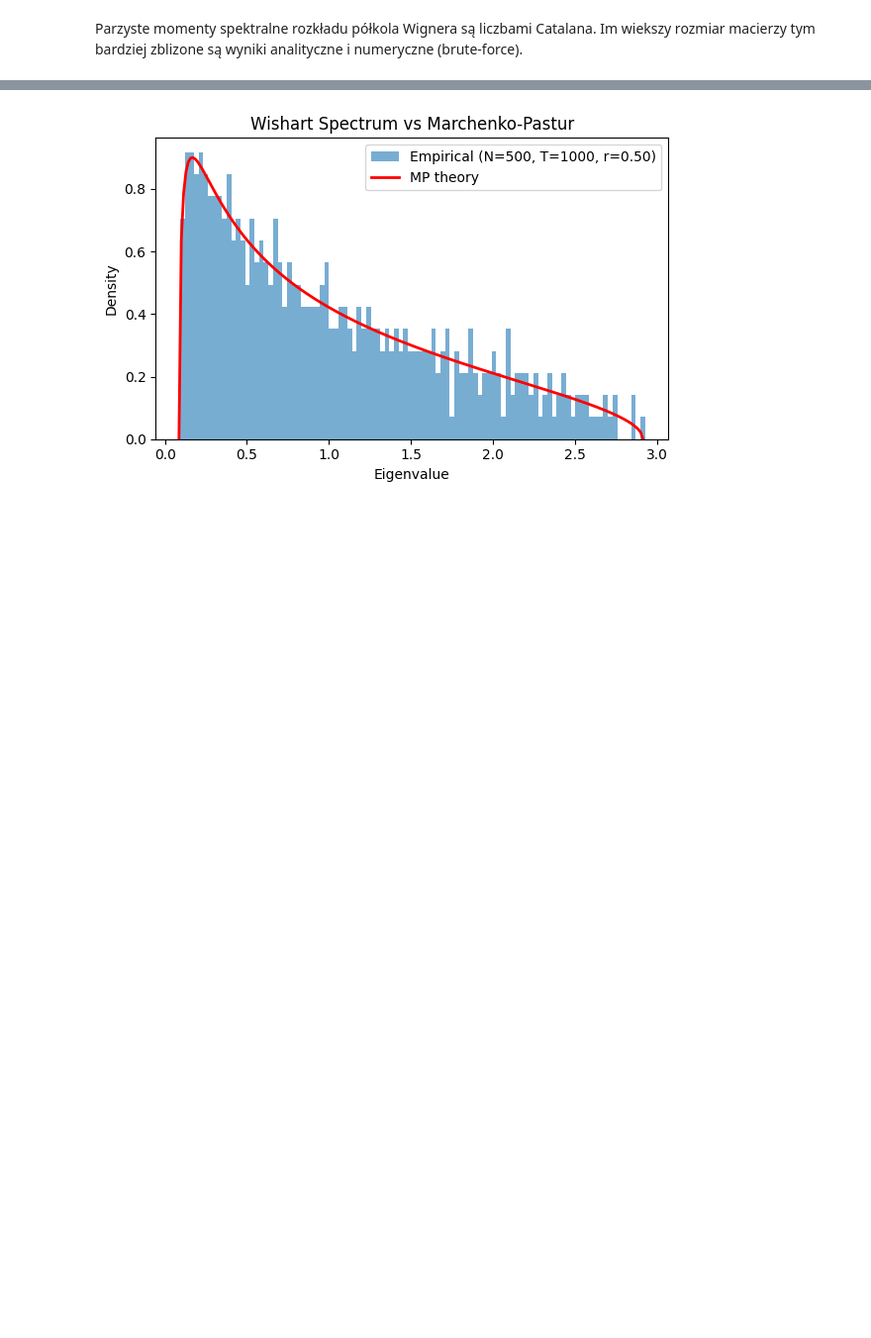
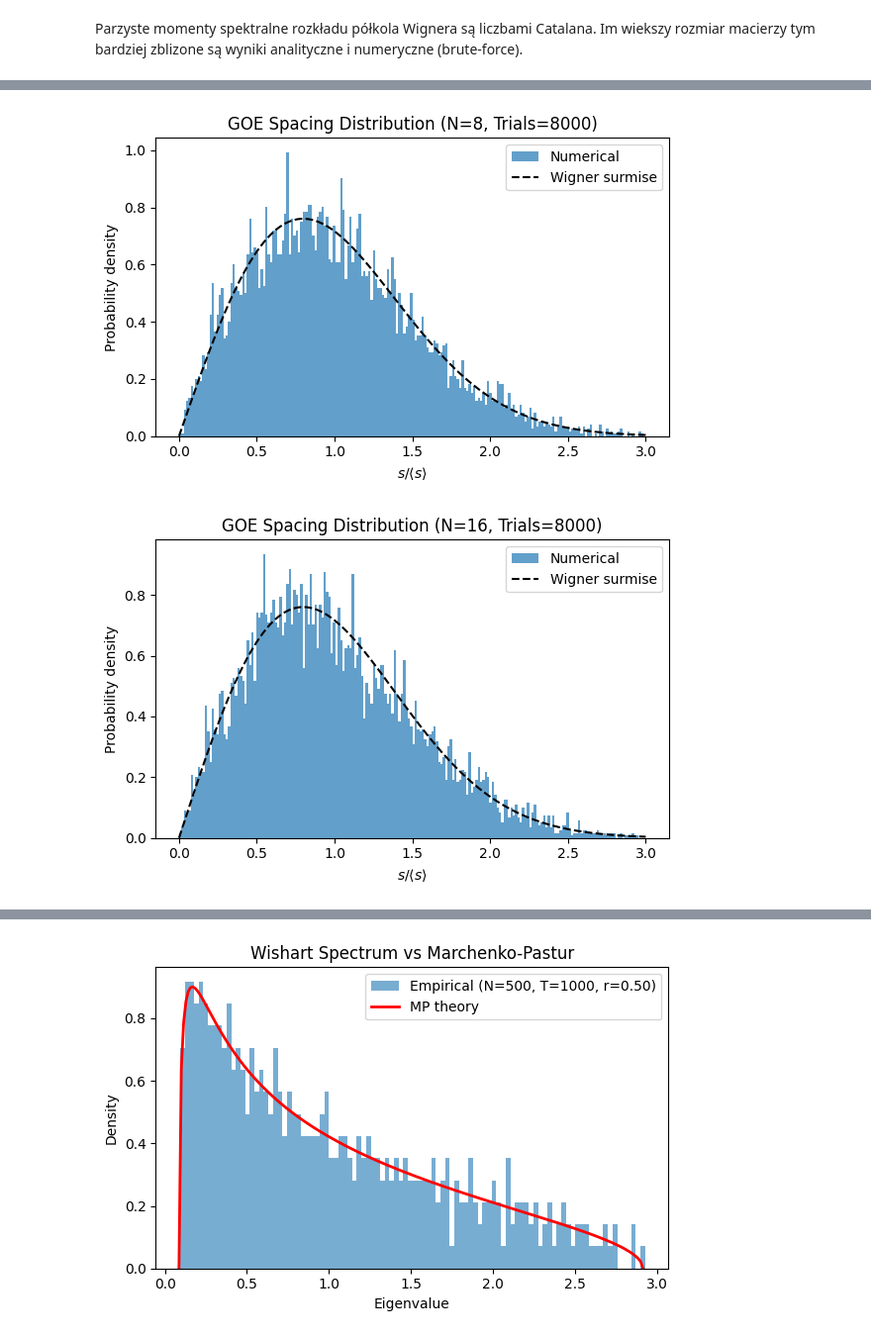
Before and after one commit to kubaq215/Risk-management, a Jupyter notebook: note5.ipynb, the cells around one changed output, grey strips where cells are left out. Shown at 99% size. Saved outputs shown, nothing was run; the diff lists cells and outputs as text; code cells hidden in the pictures; blank space fills up the shorter version.

```diff
--- a/note5.ipynb
+++ b/note5.ipynb
@@ -175,6 +175,52 @@ Im wiekszy rozmiar macierzy tym bardziej zblizone są wyniki analityczne i numer
 ![zad3.png](images/note5/zad3.png)
 # %% [markdown]
 ![zad4.png](images/note5/zad4.png)
+# %%
+import numpy as np
+import matplotlib.pyplot as plt
+from scipy.stats import norm
+
+def sample_goe(N):
+    A = np.random.normal(size=(N, N))
+    H = (A + A.T)/2
+    # adjust diagonal variance to 2
+    H[np.diag_indices(N)] *= np.sqrt(2)
+    return H
+
+def get_normalized_spacings(N, n_trials):
+    spacings = []
+    for _ in range(n_trials):
+        H = sample_goe(N)
+        ev = np.linalg.eigvalsh(H) # already sorted
+        idx = N//2
+        spacings.append(ev[idx+1] - ev[idx])
+    spacings = np.array(spacings)
+    return spacings / np.mean(spacings)
+
+for N in [8, 16]:
+    n_trials = 8000
+
+    # get data
+    s = get_normalized_spacings(N, n_trials)
+
+    # plot histogram
+    bins = np.arange(0, 3.0, 0.015)
+    plt.figure(figsize=(6,4))
+    plt.hist(s, bins=bins, density=True, alpha=0.7, label='Numerical')
+
+    # Wigner surmise
+    x = np.linspace(0, 3, 300)
+    P = (np.pi / 2) * x * np.exp(-np.pi / 4 * x**2)
+    plt.plot(x, P, 'k--', label="Wigner surmise")
+    plt.xlabel(r'$s/\langle s\rangle$')
+    plt.ylabel('Probability density')
+    plt.title(f'GOE Spacing Distribution (N={N}, Trials={n_trials})')
+    plt.legend()
+    plt.tight_layout()
+    plt.show()
+# %% [output]
+[figure, added]
+[figure, added]
 # %% [markdown]
 ![zad5.png](images/note5/zad5.png)
 # %%
```
